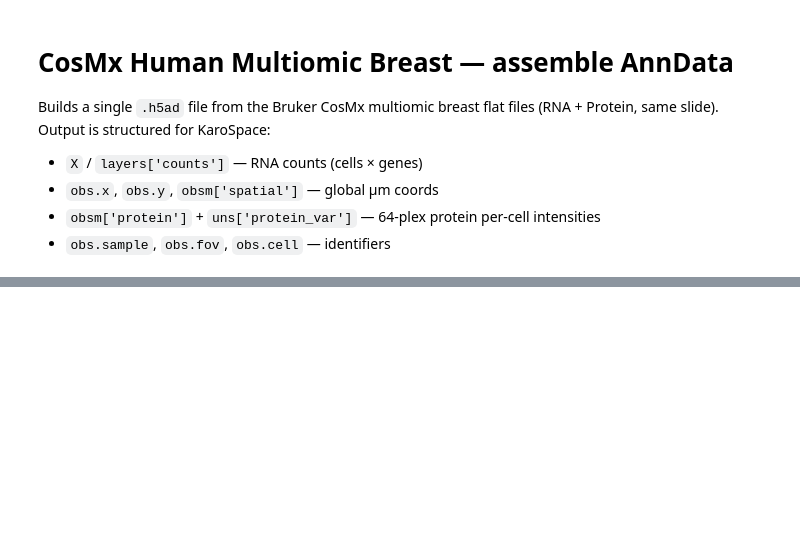
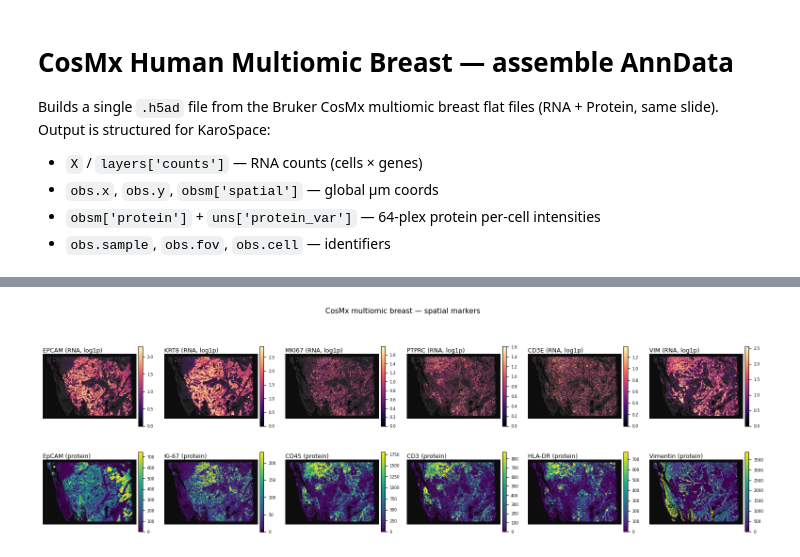
Before and after one commit to christoffermattssonlangseth/KaroSpaceDataWrangling, a Jupyter notebook: notebooks/cosmx_multiomic_breast_assemble.ipynb, the cells around one changed output, grey strips where cells are left out. Saved outputs shown, nothing was run; the diff lists cells and outputs as text; code cells hidden in the pictures; blank space fills up the shorter version.

```diff
--- a/notebooks/cosmx_multiomic_breast_assemble.ipynb
+++ b/notebooks/cosmx_multiomic_breast_assemble.ipynb
@@ -190,0 +225,80 @@ print('wrote', OUT_H5AD, '·', round(OUT_H5AD.stat().st_size/1e6,1), 'MB')
+# %%
+adata = ad.read_h5ad(OUT_H5AD)
+# %%
+import numpy as np, anndata as ad
+from pathlib import Path
+import matplotlib.pyplot as plt
+import matplotlib as mpl
+
+ROOT = Path('/Users/chrislangseth/work/karolinska_institutet/projects/KaroSpaceDataWrangling/notebooks/data/cosmx_multiomic_breast')
+if 'adata' not in globals():
+    adata = ad.read_h5ad(ROOT/'cosmx_multiomic_breast.h5ad')
+xy = adata.obsm['spatial']
+protein_names = list(adata.uns['protein_var']['protein'])
+print('cells:', adata.n_obs, '· genes:', adata.n_vars, '· proteins:', len(protein_names))
+
+def gene_vec(name):
+    j = adata.var_names.get_loc(name)
+    v = adata.layers['counts'][:, j]
+    v = np.asarray(v.todense()).ravel() if hasattr(v,'todense') else np.asarray(v).ravel()
+    return np.log1p(v)
+
+def protein_vec(name):
+    j = protein_names.index(name)
+    return np.asarray(adata.obsm['protein'][:, j]).astype(float)
+
+def spatial_panel(ax, values, title, cmap='magma', s=0.4, qmax=0.99, log_for_zeros=True):
+    v = np.asarray(values, dtype=float)
+    nz = v[v > 0]
+    vmax = float(np.quantile(nz, qmax)) if nz.size else 1.0
+    vmin = 0.0
+    if log_for_zeros:
+        nz_mask = v > 0
+        ax.scatter(xy[~nz_mask,0], xy[~nz_mask,1], s=s*0.6, c='#2a2a2a',
+                   linewidths=0, rasterized=True)
+        order = np.argsort(v[nz_mask])
+        ax.scatter(xy[nz_mask,0][order], xy[nz_mask,1][order], s=s,
+                   c=v[nz_mask][order], cmap=cmap, vmin=vmin, vmax=vmax,
+                   linewidths=0, rasterized=True)
+    else:
+        order = np.argsort(v)
+        ax.scatter(xy[order,0], xy[order,1], s=s, c=v[order],
+                   cmap=cmap, vmin=vmin, vmax=vmax, linewidths=0, rasterized=True)
+    ax.set_aspect('equal'); ax.set_facecolor('#0d0d0d')
+    ax.set_xticks([]); ax.set_yticks([])
+    for sp in ax.spines.values(): sp.set_visible(False)
+    ax.invert_yaxis()
+    ax.set_title(title, fontsize=9, loc='left', pad=2)
+    return mpl.cm.ScalarMappable(cmap=cmap, norm=mpl.colors.Normalize(vmin, vmax))
+
+# Markers — adjust freely
+GENES    = ['EPCAM', 'KRT8', 'MKI67', 'PTPRC', 'CD3E', 'VIM']
+PROTEINS = ['EpCAM', 'Ki-67', 'CD45', 'CD3', 'HLA-DR', 'Vimentin']
+GENES    = [g for g in GENES    if g in adata.var_names]
+PROTEINS = [p for p in PROTEINS if p in protein_names]
+print('plotting genes:',    GENES)
+print('plotting proteins:', PROTEINS)
+
+ncol = max(len(GENES), len(PROTEINS))
+fig, axes = plt.subplots(2, ncol, figsize=(2.6*ncol, 5.4), facecolor='white')
+if ncol == 1:
+    axes = np.array(axes).reshape(2,1)
+
+for i, g in enumerate(GENES):
+    sm = spatial_panel(axes[0, i], gene_vec(g), f'{g} (RNA, log1p)')
+    plt.colorbar(sm, ax=axes[0, i], fraction=0.04, pad=0.02).ax.tick_params(labelsize=6)
+for j in range(len(GENES), ncol):
+    axes[0, j].axis('off')
+
+for i, p in enumerate(PROTEINS):
+    sm = spatial_panel(axes[1, i], protein_vec(p), f'{p} (protein)',
+                       cmap='viridis', log_for_zeros=False)
+    plt.colorbar(sm, ax=axes[1, i], fraction=0.04, pad=0.02).ax.tick_params(labelsize=6)
+for j in range(len(PROTEINS), ncol):
+    axes[1, j].axis('off')
+
+fig.suptitle('CosMx multiomic breast — spatial markers', fontsize=11, y=0.99)
+fig.tight_layout()
+fig.savefig(ROOT/'spatial_markers.png', dpi=200, bbox_inches='tight')
+plt.show()
+# %% [output]
@@ -190,0 +308 @@ print('wrote', OUT_H5AD, '·', round(OUT_H5AD.stat().st_size/1e6,1), 'MB')
+[figure, added]
```
Also changed, not shown: parts of 20 cells of this notebook, 5 other files.
